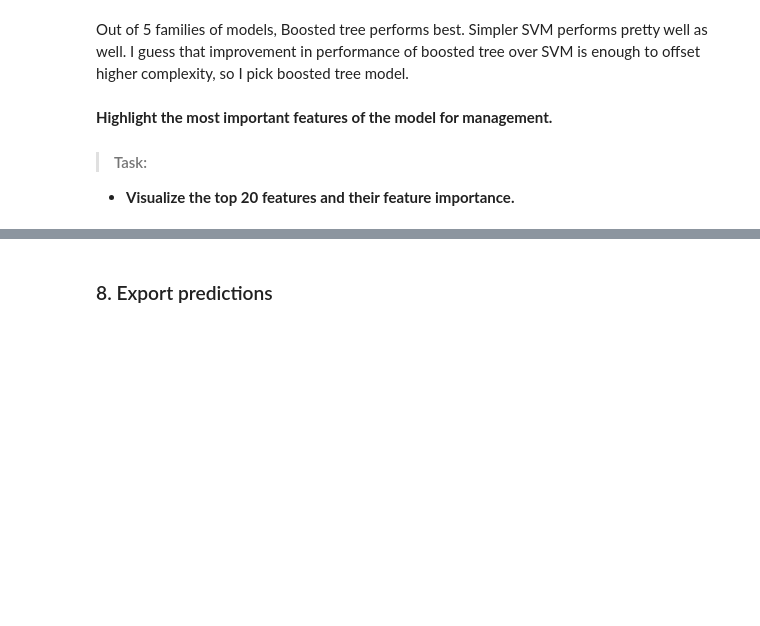
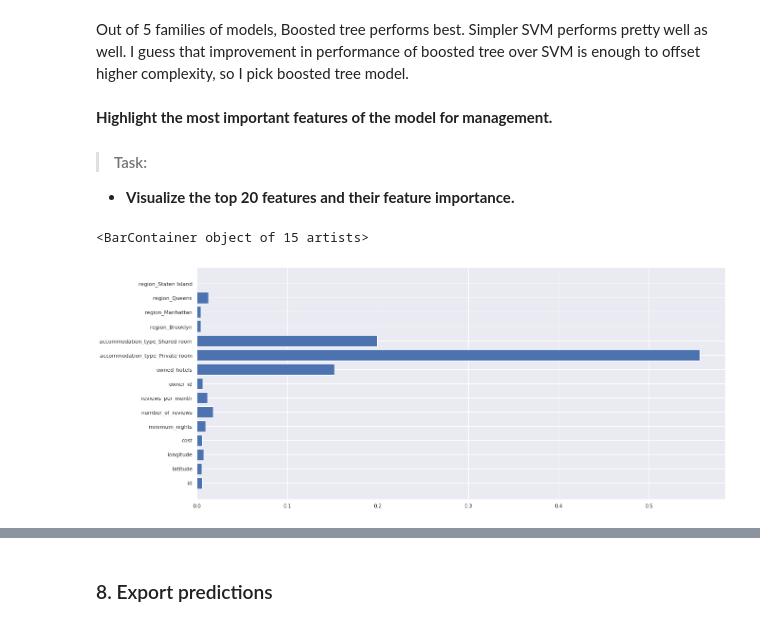
Before and after one commit to MykolaPinchuk/Kaggle, a Jupyter notebook: Projects/hackerrank-ml-test-availability-1.ipynb, the cells around one changed output, grey strips where cells are left out. Saved outputs shown, nothing was run; the diff lists cells and outputs as text; code cells hidden in the pictures; blank space fills up the shorter version.

```diff
--- a/Projects/hackerrank-ml-test-availability-1.ipynb
+++ b/Projects/hackerrank-ml-test-availability-1.ipynb
@@ -421,3 +421,6 @@ print(boosted_tree.best_score_, boosted_tree.best_params_)
 # %% [output]
 Fitting 5 folds for each of 9 candidates, totalling 45 fits
 0.9771829388825012 {'learning_rate': 0.15, 'max_depth': 3}
+# %%
+xgb = XGBRegressor(n_estimators=100, max_depth=3, learning_rate=0.15)
+xgb.fit(X_train, y_train)
@@ -454,0 +466,7 @@ Simpler SVM performs pretty well as well. I guess that improvement in performanc
+# %%
+# for simple overview of approaches, see https://mljar.com/blog/feature-importance-xgboost/.
+# the simplest way is to use built-in feature_importances_ from XGBoost:
+plt.barh(X_train.columns, xgb.feature_importances_)
+# %% [output]
+<BarContainer object of 15 artists>
+[figure, added]
```
Also changed, not shown: parts of 5 cells of this notebook.
